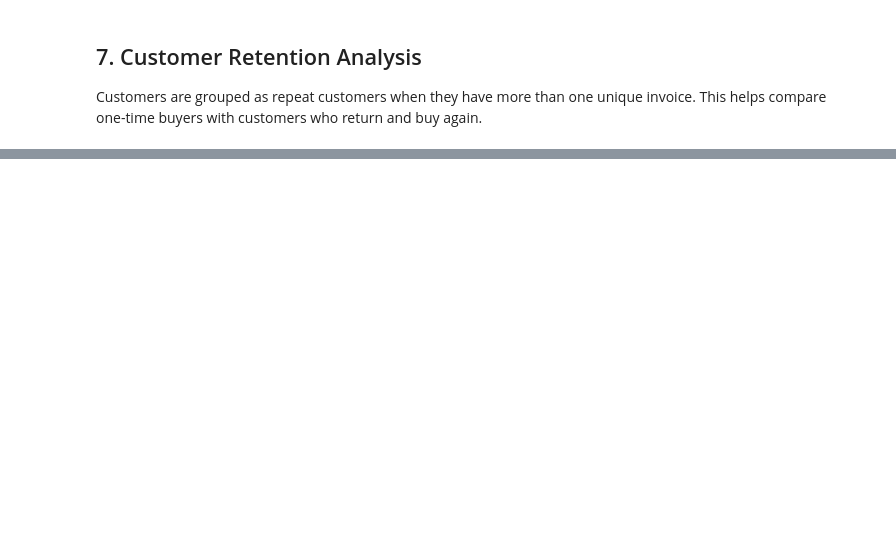
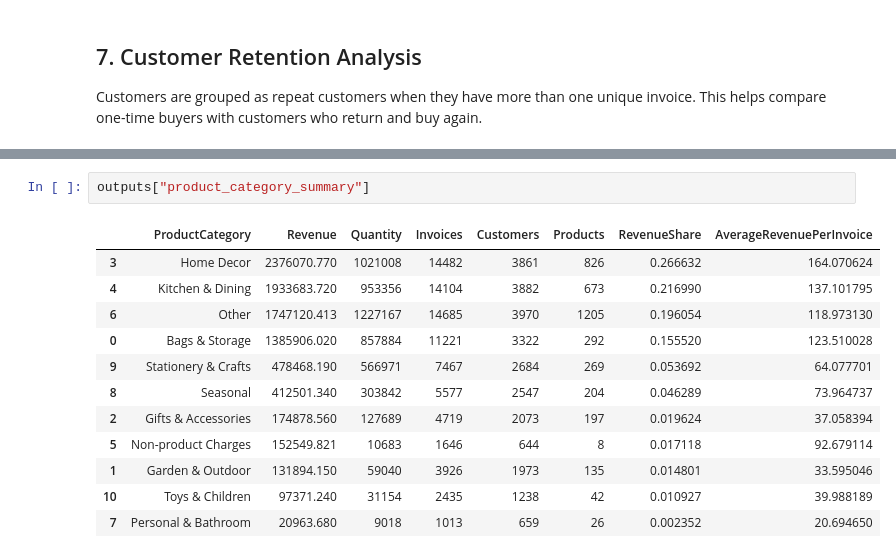
Before and after one commit to Khadija-de/ecommerce-sales-analysis-python., a Jupyter notebook: sales-analysis.ipynb, the cells around one changed output, grey strips where cells are left out. Saved outputs shown, nothing was run; the diff lists cells and outputs as text; blank space fills up the shorter version.

Commit message:
Add product category analysis

```diff
--- a/sales-analysis.ipynb
+++ b/sales-analysis.ipynb
@@ -86,0 +226,15 @@ outputs["customer_retention_summary"]
+# %%
+outputs["product_category_summary"]
+# %% [output]
+|  | ProductCategory | Revenue | Quantity | Invoices | Customers | Products | RevenueShare | AverageRevenuePerInvoice |
+| 3 | Home Decor | 2376070.770 | 1021008 | 14482 | 3861 | 826 | 0.266632 | 164.070624 |
+| 4 | Kitchen & Dining | 1933683.720 | 953356 | 14104 | 3882 | 673 | 0.216990 | 137.101795 |
+| 6 | Other | 1747120.413 | 1227167 | 14685 | 3970 | 1205 | 0.196054 | 118.973130 |
+| 0 | Bags & Storage | 1385906.020 | 857884 | 11221 | 3322 | 292 | 0.155520 | 123.510028 |
+| 9 | Stationery & Crafts | 478468.190 | 566971 | 7467 | 2684 | 269 | 0.053692 | 64.077701 |
+| 8 | Seasonal | 412501.340 | 303842 | 5577 | 2547 | 204 | 0.046289 | 73.964737 |
+| 2 | Gifts & Accessories | 174878.560 | 127689 | 4719 | 2073 | 197 | 0.019624 | 37.058394 |
+| 5 | Non-product Charges | 152549.821 | 10683 | 1646 | 644 | 8 | 0.017118 | 92.679114 |
+| 1 | Garden & Outdoor | 131894.150 | 59040 | 3926 | 1973 | 135 | 0.014801 | 33.595046 |
+| 10 | Toys & Children | 97371.240 | 31154 | 2435 | 1238 | 42 | 0.010927 | 39.988189 |
+| 7 | Personal & Bathroom | 20963.680 | 9018 | 1013 | 659 | 26 | 0.002352 | 20.694650 |
```
Also changed, not shown: parts of 24 cells of this notebook, 12 other files.
